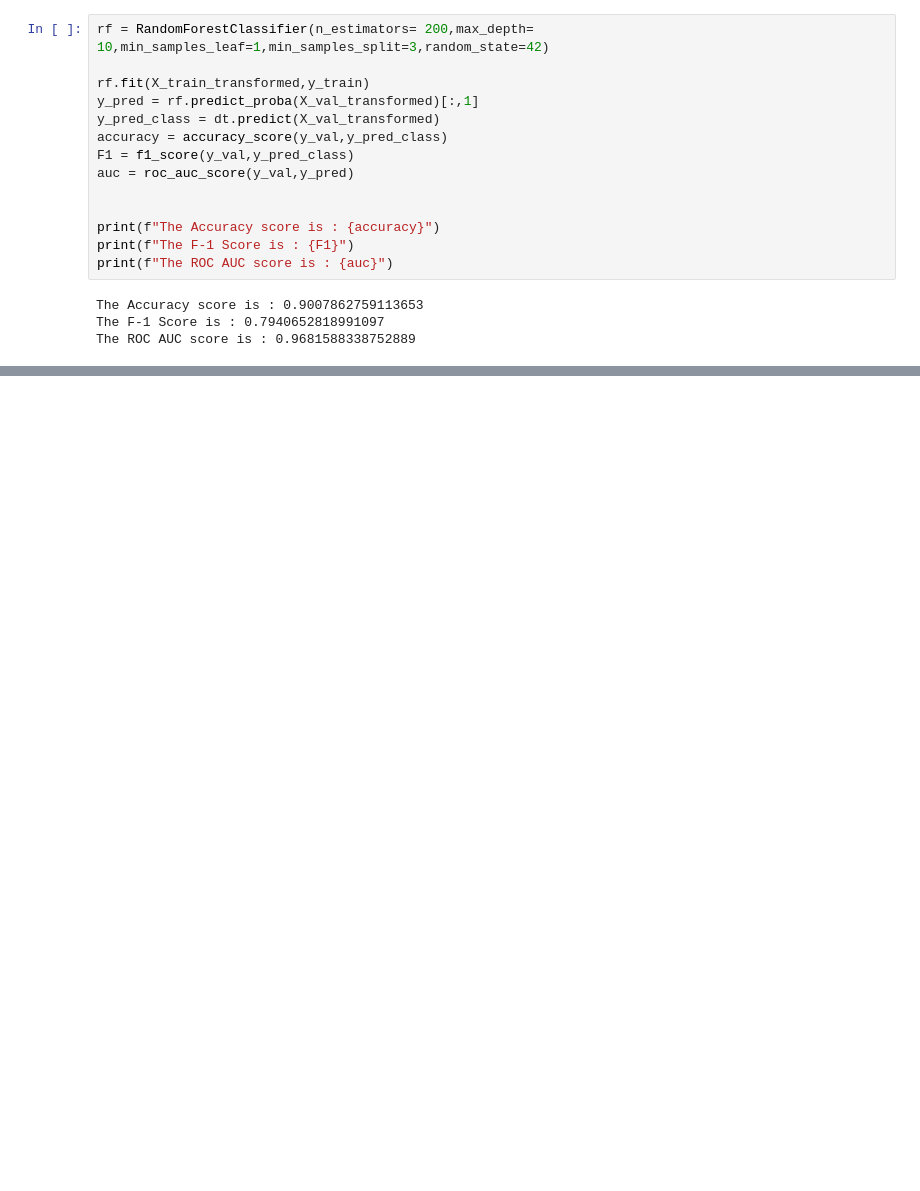
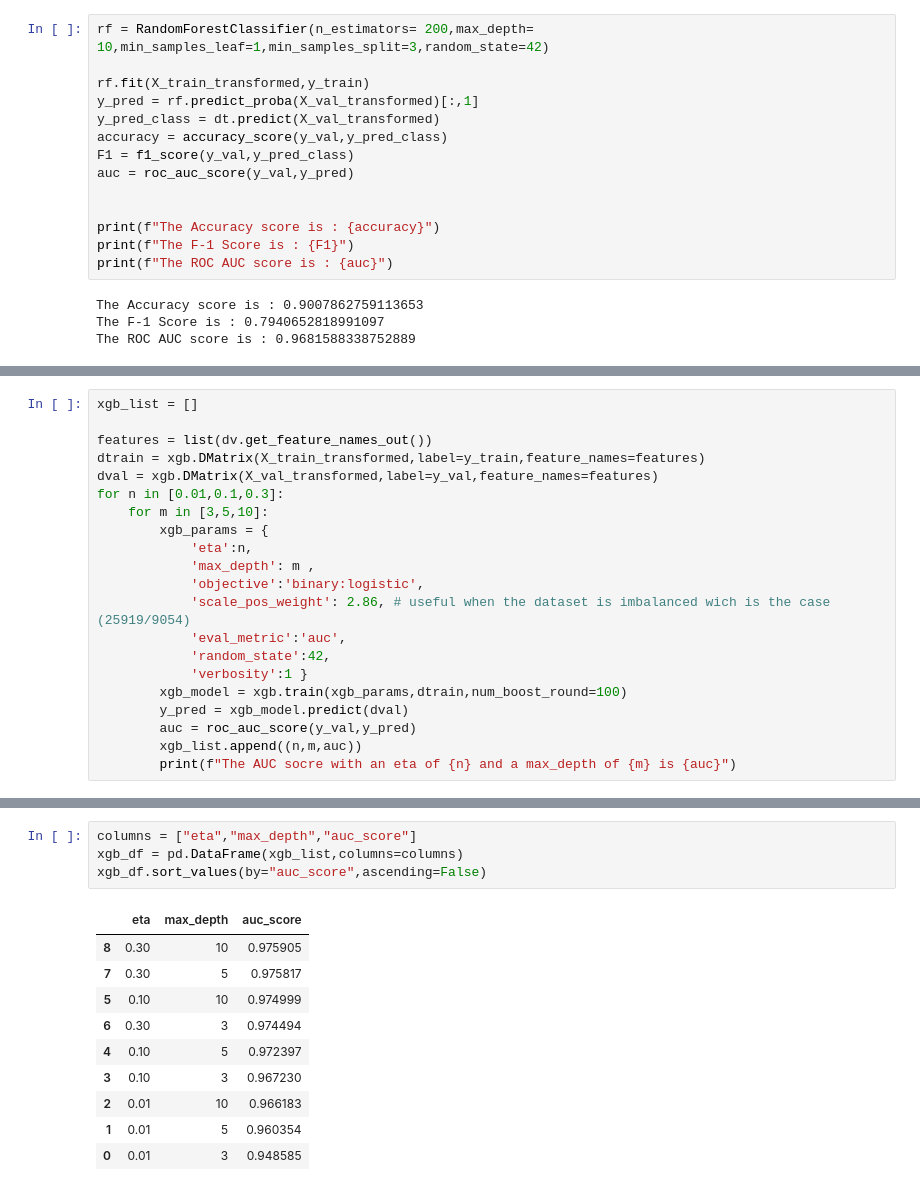
Before and after one commit to chaker88/ML-ZOOMCAMP-MidTermProject, a Jupyter notebook: project_notebook_v1.ipynb, the cells around one changed output, grey strips where cells are left out. Cells and saved outputs as stored; diff of their text form; blank space fills up the shorter version.

```diff
--- a/project_notebook_v1.ipynb
+++ b/project_notebook_v1.ipynb
@@ -533,0 +536,21 @@ The ROC AUC score is : 0.9681588338752889
+# %%
+xgb_list = []
+
+features = list(dv.get_feature_names_out())
+dtrain = xgb.DMatrix(X_train_transformed,label=y_train,feature_names=features)
+dval = xgb.DMatrix(X_val_transformed,label=y_val,feature_names=features)
+for n in [0.01,0.1,0.3]:
+    for m in [3,5,10]:
+        xgb_params = {
+            'eta':n,
+            'max_depth': m ,
+            'objective':'binary:logistic',
+            'scale_pos_weight': 2.86, # useful when the dataset is imbalanced wich is the case (25919/9054)
+            'eval_metric':'auc',
+            'random_state':42,
+            'verbosity':1 }
+        xgb_model = xgb.train(xgb_params,dtrain,num_boost_round=100)
+        y_pred = xgb_model.predict(dval)
+        auc = roc_auc_score(y_val,y_pred)
+        xgb_list.append((n,m,auc))
+        print(f"The AUC socre with an eta of {n} and a max_depth of {m} is {auc}")
@@ -533,0 +567,15 @@ The ROC AUC score is : 0.9681588338752889
+# %%
+columns = ["eta","max_depth","auc_score"]
+xgb_df = pd.DataFrame(xgb_list,columns=columns)
+xgb_df.sort_values(by="auc_score",ascending=False)
+# %% [output]
+|  | eta | max_depth | auc_score |
+| 8 | 0.30 | 10 | 0.975905 |
+| 7 | 0.30 | 5 | 0.975817 |
+| 5 | 0.10 | 10 | 0.974999 |
+| 6 | 0.30 | 3 | 0.974494 |
+| 4 | 0.10 | 5 | 0.972397 |
+| 3 | 0.10 | 3 | 0.967230 |
+| 2 | 0.01 | 10 | 0.966183 |
+| 1 | 0.01 | 5 | 0.960354 |
+| 0 | 0.01 | 3 | 0.948585 |
```
Also changed, not shown: parts of 7 cells of this notebook, 1 other file.
